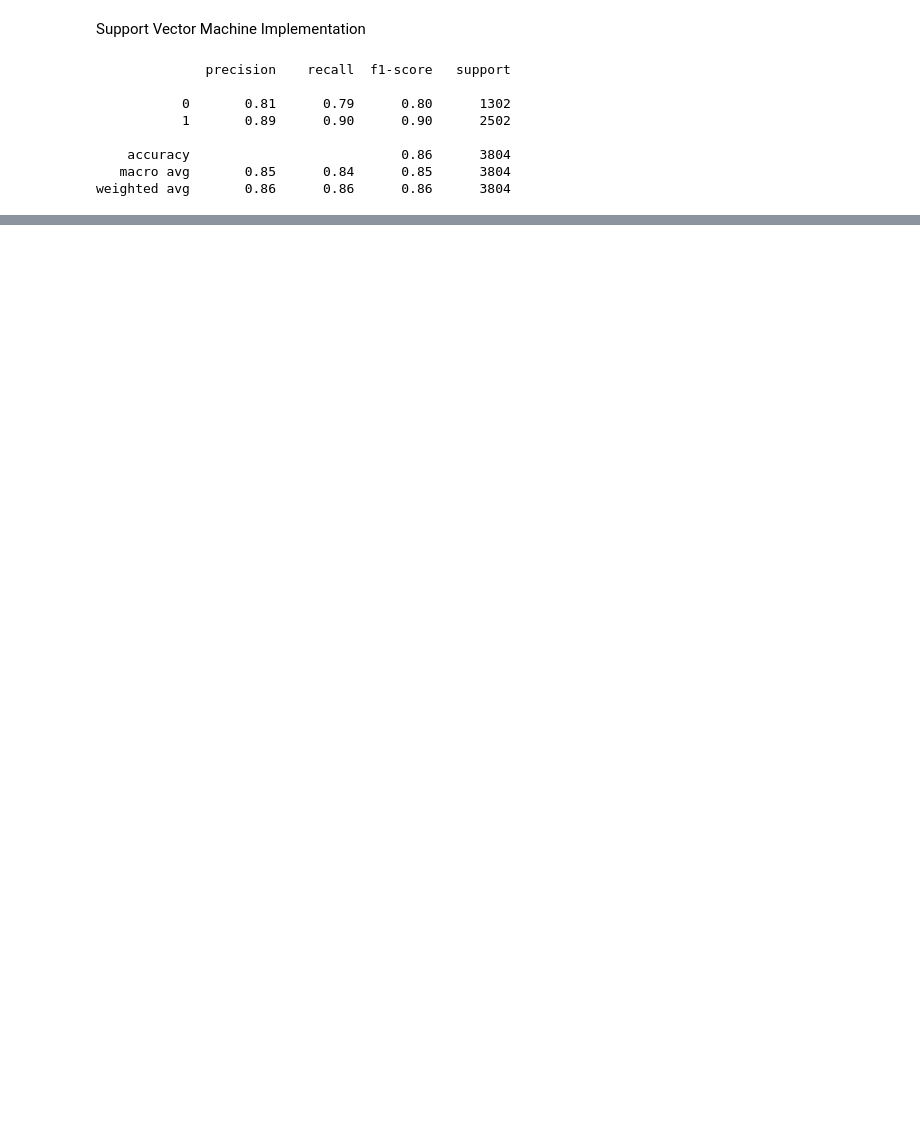
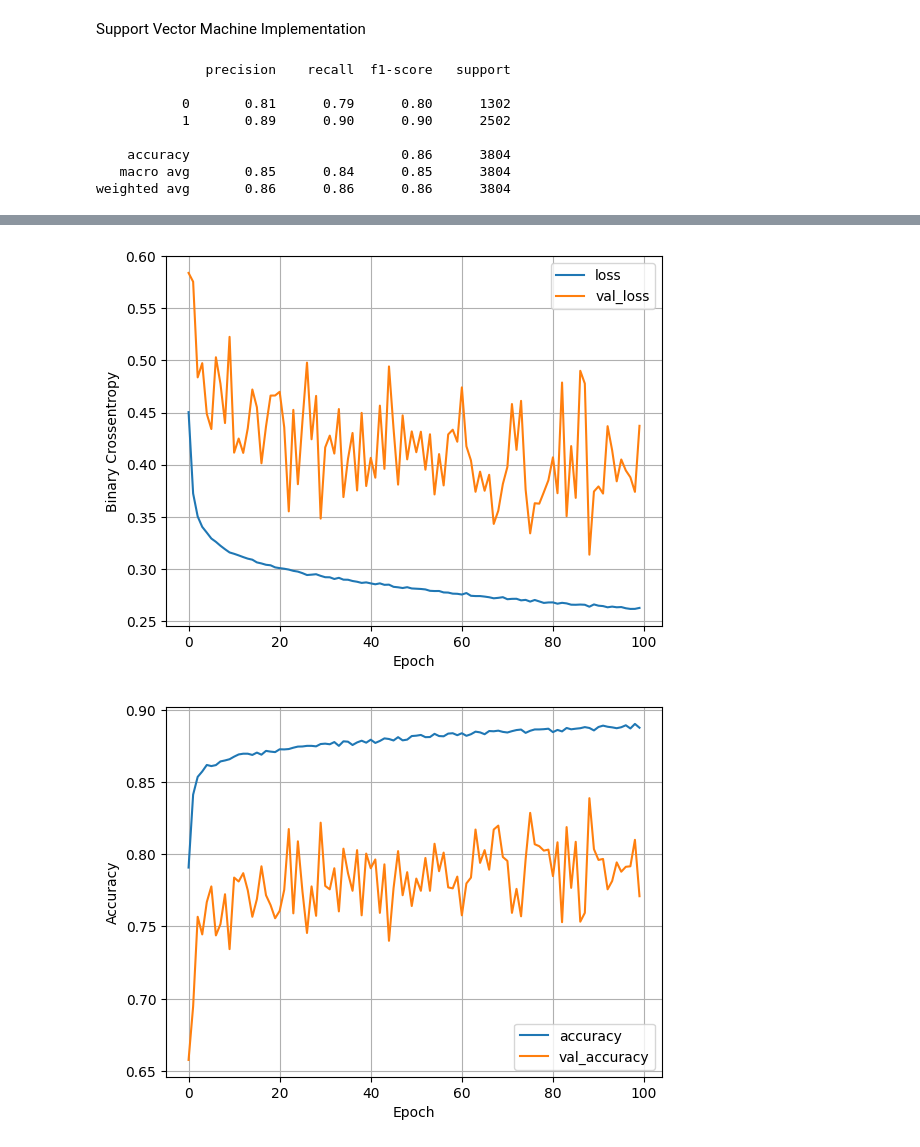
Before and after one commit to isiahturner/Machine-Learning, a Jupyter notebook: Machine Learning for Everybody.ipynb, the cells around one changed output, grey strips where cells are left out. Saved outputs shown, nothing was run; the diff lists cells and outputs as text; code cells hidden in the pictures; blank space fills up the shorter version.

Commit message:
Halfway through Classification NN using Tensorflow

```diff
--- a/Machine Learning for Everybody.ipynb
+++ b/Machine Learning for Everybody.ipynb
@@ -454,0 +489,30 @@ weighted avg       0.86      0.86      0.86      3804
+# %%
+import matplotlib.pyplot as plt
+def plot_loss(history):
+    plt.plot(history.history['loss'], label = 'loss')
+    plt.plot(history.history['val_loss'], label = 'val_loss')
+    plt.xlabel('Epoch') #Epoch is just how many times it is cycling
+    plt.ylabel('Binary Crossentropy')
+    plt.legend()
+    plt.grid(True)
+    plt.show()
+
+def plot_accuracy(history):
+    plt.plot(history.history['accuracy'], label = 'accuracy')
+    plt.plot(history.history['val_accuracy'], label = 'val_accuracy')
+    plt.xlabel('Epoch')
+    plt.ylabel('Accuracy')
+    plt.legend()
+    plt.grid(True)
+    plt.show()
+# %%
+# Creating the neural net model. Sequential is telling the system to layer them as a model so we can pass in layers
+nnModel = tf.keras.Sequential([
+    tf.keras.layers.Dense(32, activation = 'relu', input_shape = (10,)),
+    tf.keras.layers.Dense(32, activation = 'relu'),
+    tf.keras.layers.Dense(1, activation = 'sigmoid') # This is the output. By choosing the activation as a sigmoid, we are making our predictions 0 or 1
+])
+
+# Now with Tensorflow we have to compile our model
+nnModel.compile(optimizer=tf.keras.optimizers.Adam(0.001), loss = 'binary_crossentropy',
+                metrics = ['accuracy'])
@@ -454,0 +521,8 @@ weighted avg       0.86      0.86      0.86      3804
+# %%
+# Time to train the model.
+# Validation split asks for a fraction of the training data to be used as validation data. Tests how models performs on the validation.
+# So every single Epoch, Tensorflow leaves a certain percent out and tests the model on how it is left out. It is exactly like our validation
+# dataset except it is performing it on the training data and gives us a measure of performance to see what is going on.
+history = nnModel.fit(
+    xTrain, yTrain, epochs = 100, batch_size = 32, validation_split = 0.2, verbose = 0
+)
@@ -454,0 +533,7 @@ weighted avg       0.86      0.86      0.86      3804
+# %%
+# Plotting the loss
+plot_loss(history)
+plot_accuracy(history)
+# %% [output]
+[figure, added]
+[figure, added]
```
Also changed, not shown: parts of 16 cells of this notebook, 1 other file.
